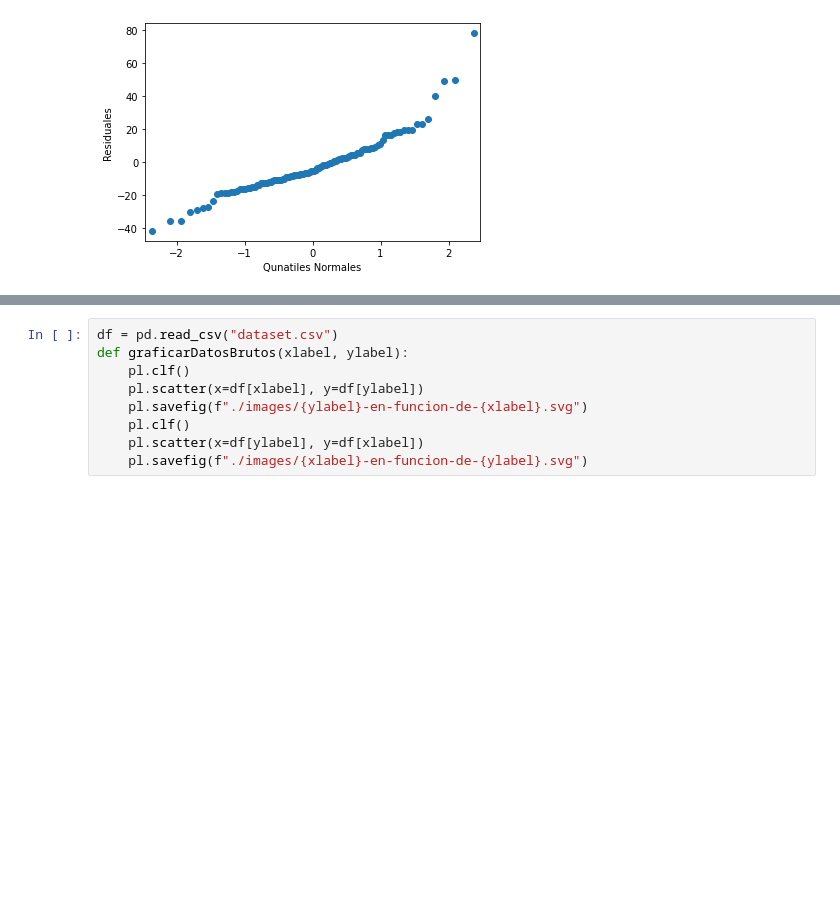
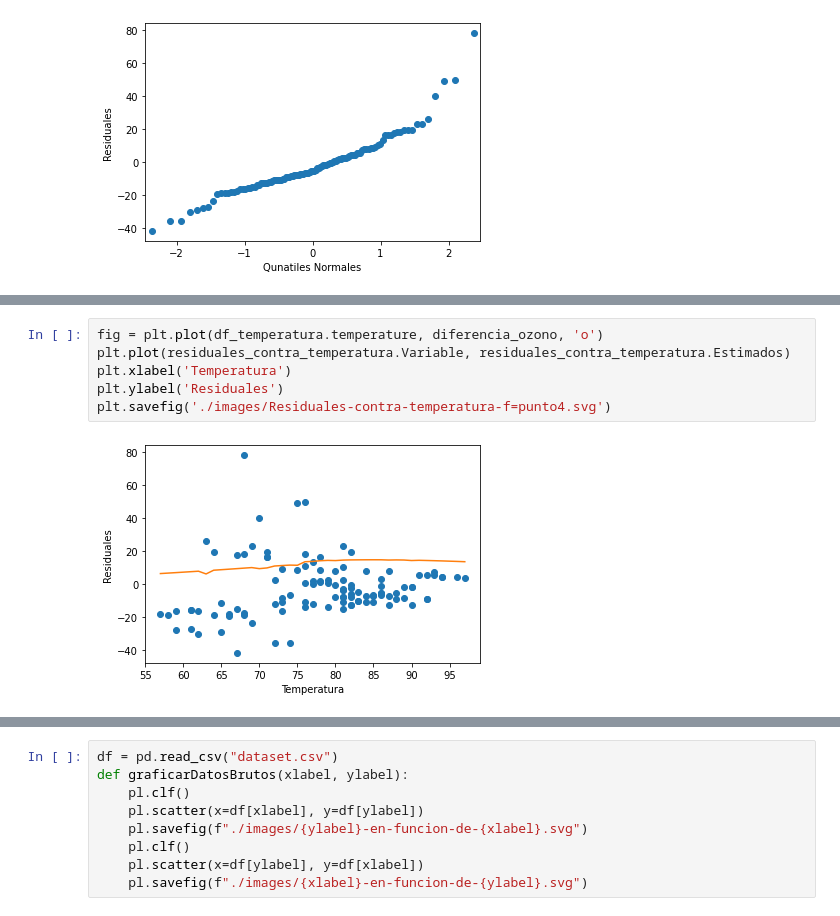
Before and after one commit to maltenzo/Tp3-Metodos, a Jupyter notebook: Implementacion.ipynb, the cells around one changed output, grey strips where cells are left out. Drawn from its saved outputs; the diff is of its cells as text; blank space fills up the shorter version.

```diff
--- a/Implementacion.ipynb
+++ b/Implementacion.ipynb
@@ -270,0 +315,8 @@ plt.savefig('./images/Residuales-contra-ozono-f=punto4.svg')
+# %%
+fig = plt.plot(df_temperatura.temperature, diferencia_ozono, 'o')
+plt.plot(residuales_contra_temperatura.Variable, residuales_contra_temperatura.Estimados)
+plt.xlabel('Temperatura')
+plt.ylabel('Residuales')
+plt.savefig('./images/Residuales-contra-temperatura-f=punto4.svg')
+# %% [output]
+[figure, added]
```
Also changed, not shown: parts of 11 cells of this notebook, 16 other files.
